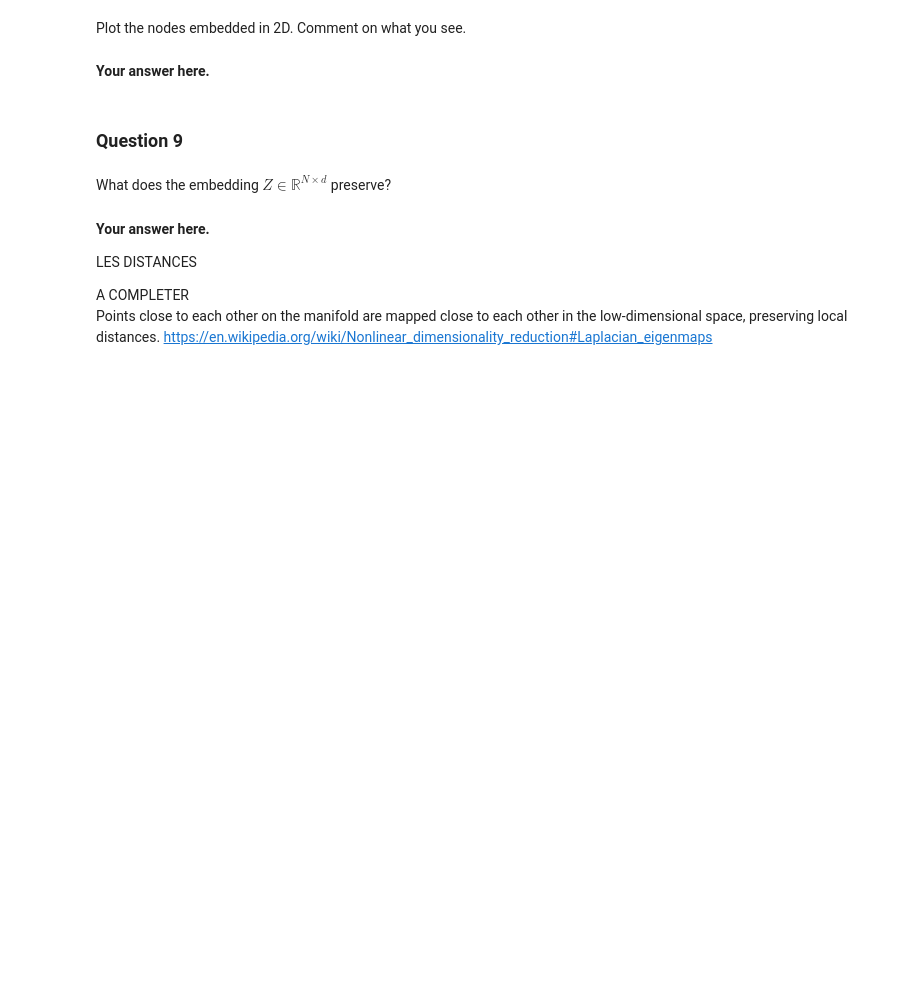
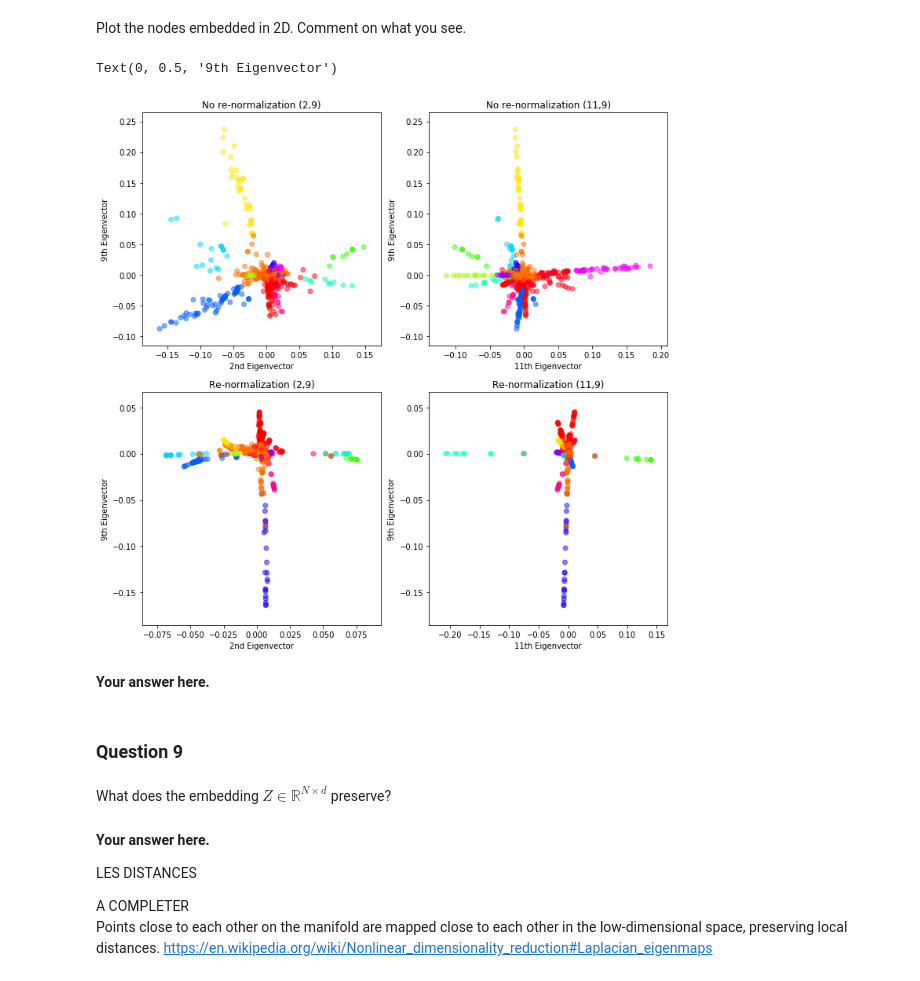
Before and after one commit to vndk36/Project_ntds2018, a Jupyter notebook: Milestone_3/3_spectral_graph_theory_AlCi.ipynb, the cells around one changed output. Saved outputs shown, nothing was run; the diff lists cells and outputs as text; code cells hidden in the pictures; blank space fills up the shorter version.

```diff
--- a/Milestone_3/3_spectral_graph_theory_AlCi.ipynb
+++ b/Milestone_3/3_spectral_graph_theory_AlCi.ipynb
@@ -279,37 +305,40 @@ Plot the nodes embedded in 2D. Comment on what you see.
 # %%
 plt.figure(figsize=(12,12))
 
 x= eigenvectors_s[:,2]
-y= eigenvectors_s[:,9]
-z= eigenvectors_s[:,11]
+y= eigenvectors_s[:,10]
+z= eigenvectors_s[:,4]
 
 plt.subplot(2,2,1)
-plt.scatter(x, y, alpha=0.25);
+plt.scatter(x, y, alpha=0.5, c=K_means.labels_, cmap='hsv');
 plt.title("No re-normalization (2,9)")
 plt.xlabel("2nd Eigenvector")
 plt.ylabel("9th Eigenvector")
 
 plt.subplot(2,2,2)
-plt.scatter(z, y, alpha=0.25);
+plt.scatter(z, y, alpha=0.5, c=K_means.labels_, cmap='hsv');
 plt.title("No re-normalization (11,9)")
 plt.xlabel("11th Eigenvector")
 plt.ylabel("9th Eigenvector")
 
 x= eigenV[:,2]
 y= eigenV[:,9]
 z= eigenV[:,11]
 
 plt.subplot(2,2,3)
-plt.scatter(x, y, alpha=0.25);
+plt.scatter(x, y, alpha=0.5, c=K_means.labels_, cmap='hsv');
 plt.title("Re-normalization (2,9)")
 plt.xlabel("2nd Eigenvector")
 plt.ylabel("9th Eigenvector")
 
 plt.subplot(2,2,4)
-plt.scatter(z, y, alpha=0.25);
+plt.scatter(z, y, alpha=0.5, c=K_means.labels_, cmap='hsv');
 plt.title("Re-normalization (11,9)")
 plt.xlabel("11th Eigenvector")
 plt.ylabel("9th Eigenvector")
+# %% [output]
+Text(0, 0.5, '9th Eigenvector')
+[figure, added]
 # %% [markdown]
 **Your answer here.**
 # %% [markdown]
```
Also changed, not shown: parts of 10 cells of this notebook, 1 other file.
